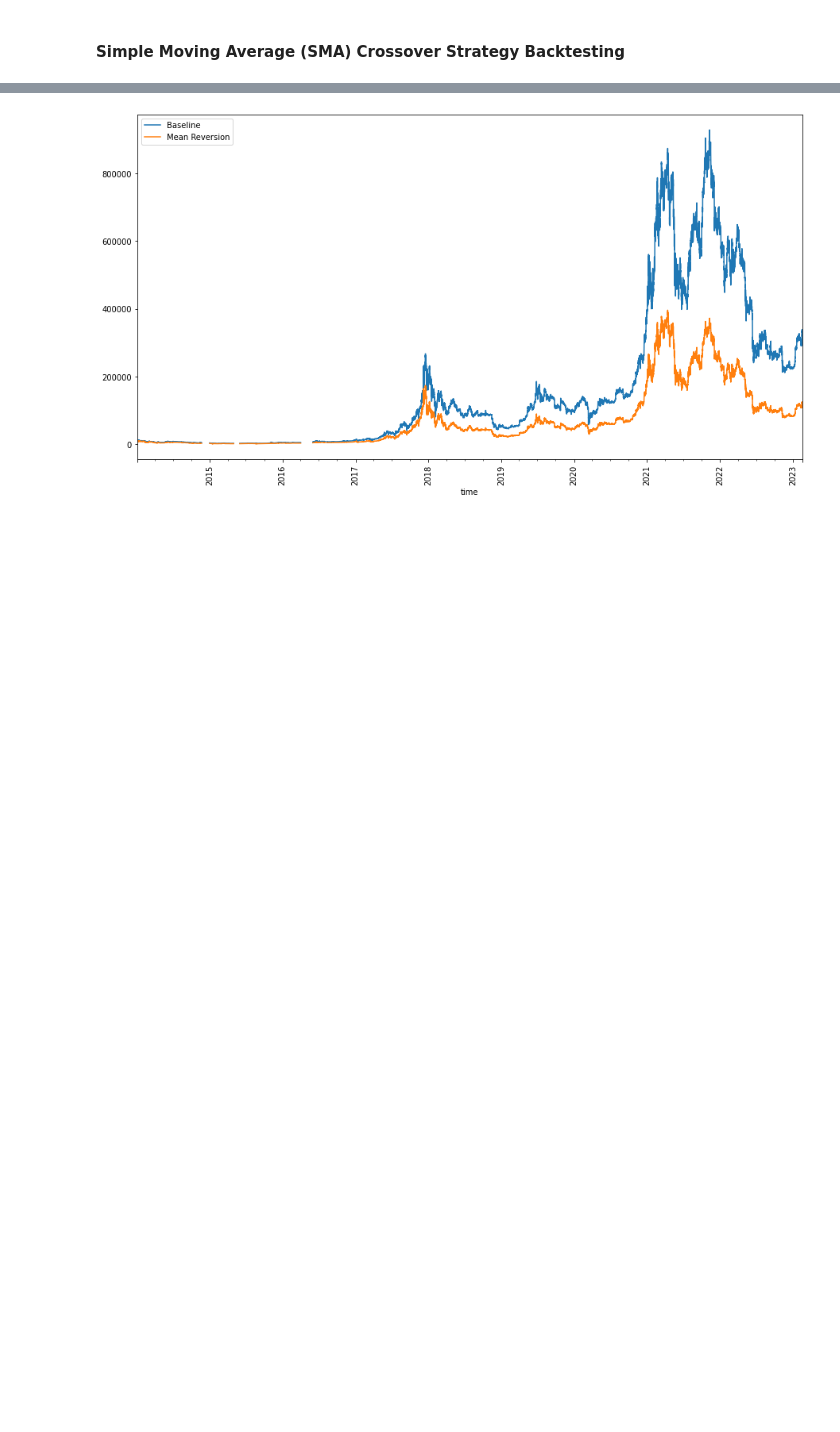
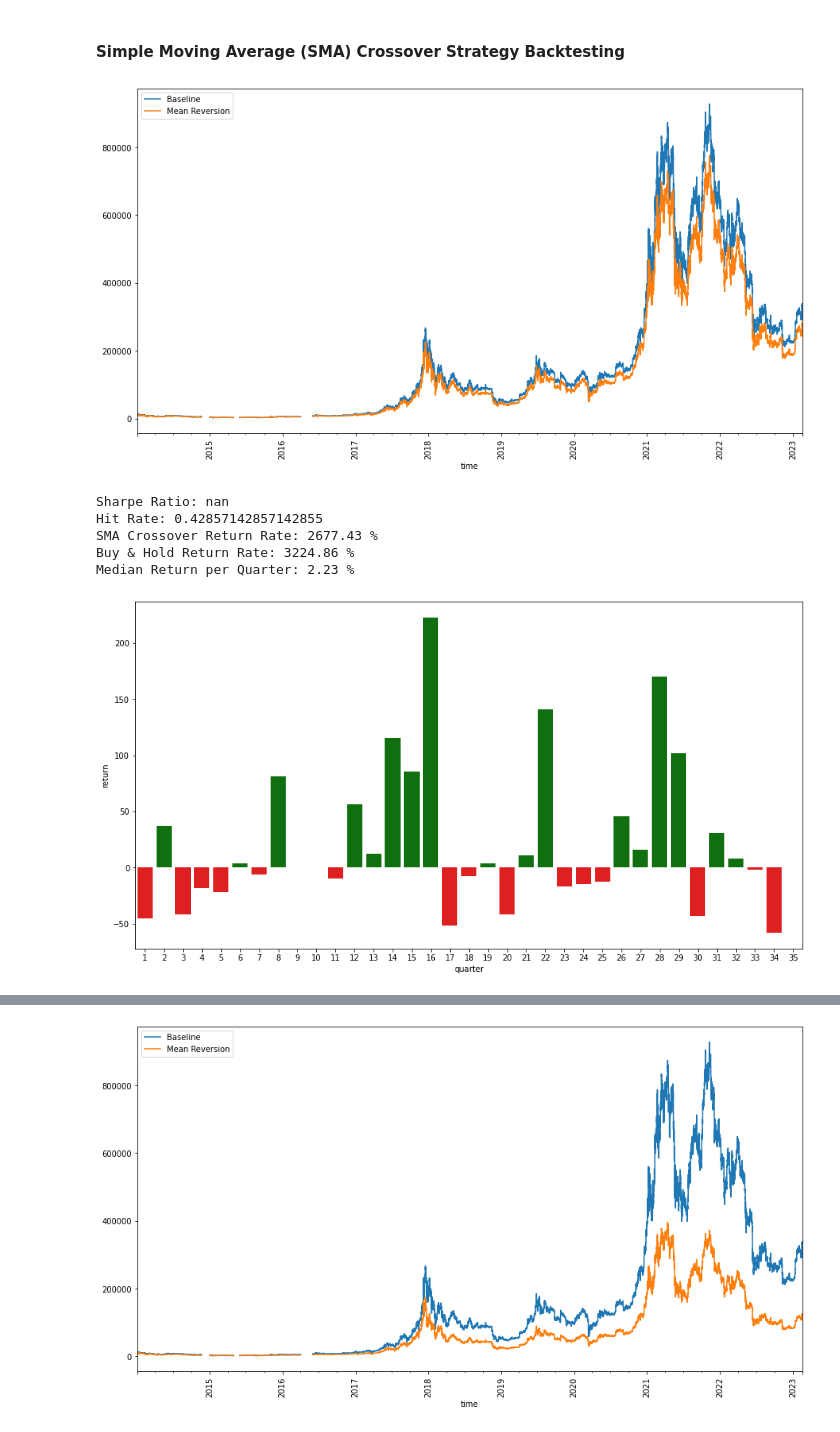
Before and after one commit to hansenrhan/crypto_backtesting, a Jupyter notebook: Mean_Reversion_Analysis.ipynb, the cells around one changed output, grey strips where cells are left out. Saved outputs shown, nothing was run; the diff lists cells and outputs as text; code cells hidden in the pictures; blank space fills up the shorter version.

Commit message:
Added shorting, fees to analysis

```diff
--- a/Mean_Reversion_Analysis.ipynb
+++ b/Mean_Reversion_Analysis.ipynb
@@ -384,3 +412,37 @@ def plot_quarterly_data(backtest_results):
 
     sns.barplot(data=comparison_df, x='Quarter', y='Return (%)', hue='Strategy')
     plt.show()
+# %%
+# Run the crossover backtester on the whole dataset
+crypto_df['price'] = crypto_df['open'] # set open to be the price to use
+
+backtest_results = mean_reversion_backtester(
+            sampled_data = crypto_df,
+            order_sizing = 1,
+            ma_length = 48,
+            buy_threshold = 0.05,
+            take_profit=0.1,
+            stop_loss=0.1,
+            starting_capital = 10000,
+            shorting_allowed=True,
+            fee = 0.005,
+            display_results=True
+        )
+
+# Interpret backtest results
+import statistics
+print("Sharpe Ratio:", round(backtest_results['sharpe_ratio'],2))
+print("Hit Rate:", backtest_results['hit_rate'])
+print("SMA Crossover Return Rate:", round(backtest_results['final_return_rate']*100,2), "%")
+print("Buy & Hold Return Rate:", round(backtest_results['baseline_return_rate']*100,2), "%")
+print("Median Return per Quarter:", round(statistics.median(backtest_results['quarter_return_rates']*100), 2), "%")
+
+plot_quarterly_data(backtest_results)
+# %% [output]
+[figure, added]
+Sharpe Ratio: nan
+Hit Rate: 0.42857142857142855
+SMA Crossover Return Rate: 2677.43 %
+Buy & Hold Return Rate: 3224.86 %
+Median Return per Quarter: 2.23 %
+[figure, added]
```
Also changed, not shown: parts of 12 cells of this notebook, 1 other file.
